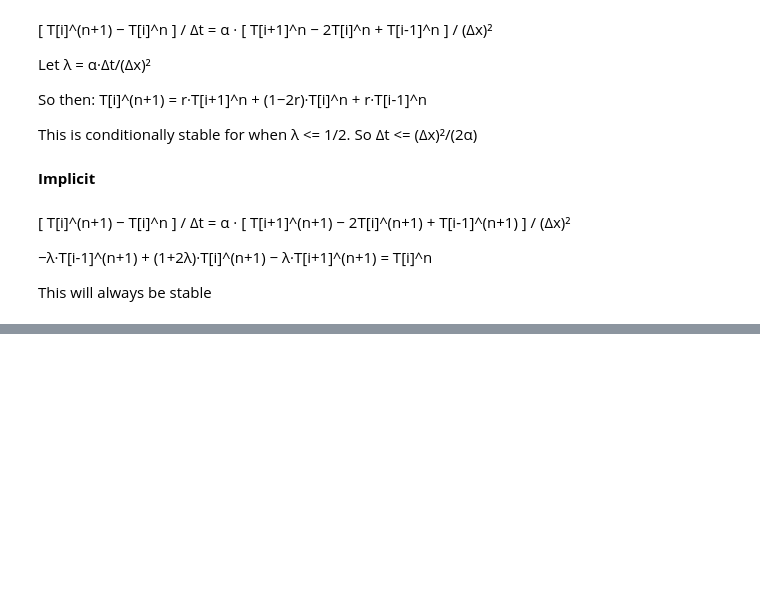
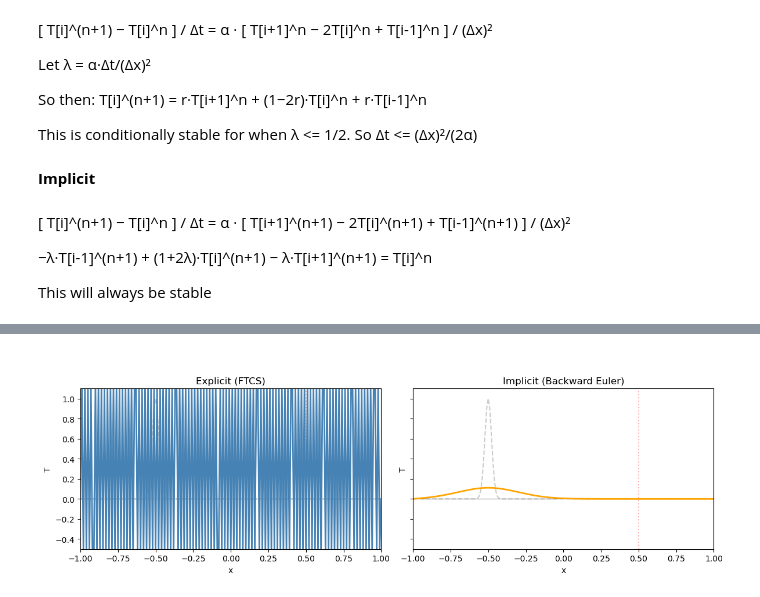
Before and after one commit to RishiReal/inverse_agent, a Jupyter notebook: implicit_explicit.ipynb, the cells around one changed output, grey strips where cells are left out. Drawn from its saved outputs; the diff is of its cells as text; code cells hidden in the pictures; blank space fills up the shorter version.

```diff
--- a/implicit_explicit.ipynb
+++ b/implicit_explicit.ipynb
@@ -106,0 +94,38 @@ plt.plot(x, T_imp)
+# %%
+lambdas = np.linspace(0.1, 1.0, 60)
+
+fig, axes = plt.subplots(1, 2, figsize=(12, 4), sharey=True)
+fig.suptitle('')
+
+for ax, label in zip(axes, ['Explicit (FTCS)', 'Implicit (Backward Euler)']):
+    ax.set_xlim(-1, 1)
+    ax.set_ylim(-0.5, 1.1)
+    ax.set_xlabel('x')
+    ax.set_ylabel('T')
+    ax.set_title(label)
+    ax.plot(x, T_0, '--', color='gray', alpha=0.4, label='Initial')
+    ax.axhline(0, color='black', linewidth=0.5)
+
+line_exp, = axes[0].plot([], [], color='steelblue', lw=2)
+line_imp, = axes[1].plot([], [], color='orange', lw=2)
+title = fig.suptitle('')
+
+def update(frame):
+    l = lambdas[frame]
+
+    T_exp = solve_explicit(T_0, l, n_steps)
+    T_exp_plot = np.clip(T_exp, -0.5, 1.1)
+
+    T_imp = solve_implicit(T_0, l, n_steps)
+
+    line_exp.set_data(x, T_exp_plot)
+    line_imp.set_data(x, T_imp)
+    title.set_text(f'λ = {l:.2f}  {"⚠️ UNSTABLE" if l > 0.5 else ""}')
+    return line_exp, line_imp, title
+
+ani = animation.FuncAnimation(fig, update, frames=len(lambdas), interval=100, blit=True)
+plt.tight_layout()
+ani.save('heat_lambda.gif', writer='pillow', fps=10)
+plt.show()
+# %% [output]
+[figure, added]
```
Also changed, not shown: parts of 5 cells of this notebook, 1 other file.
